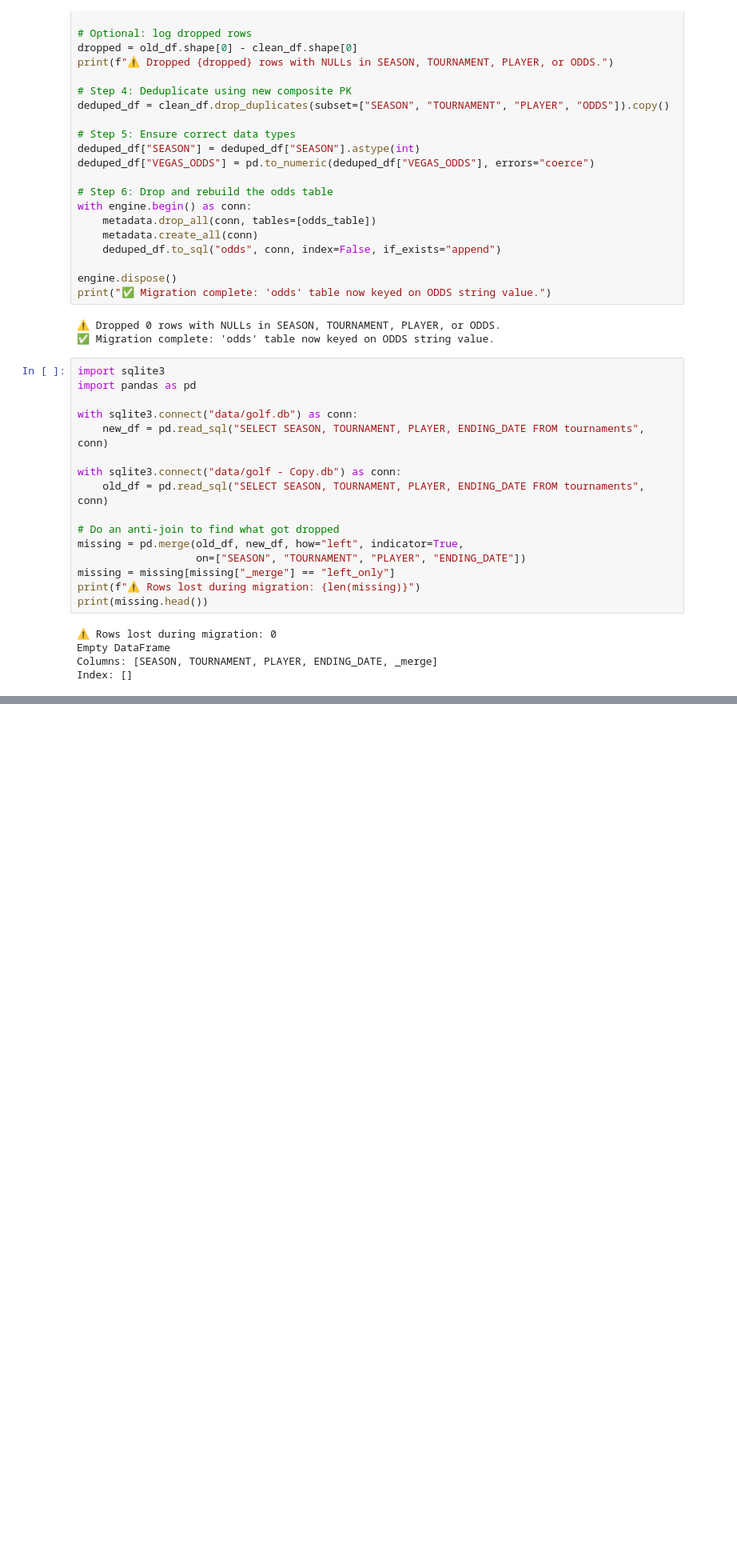
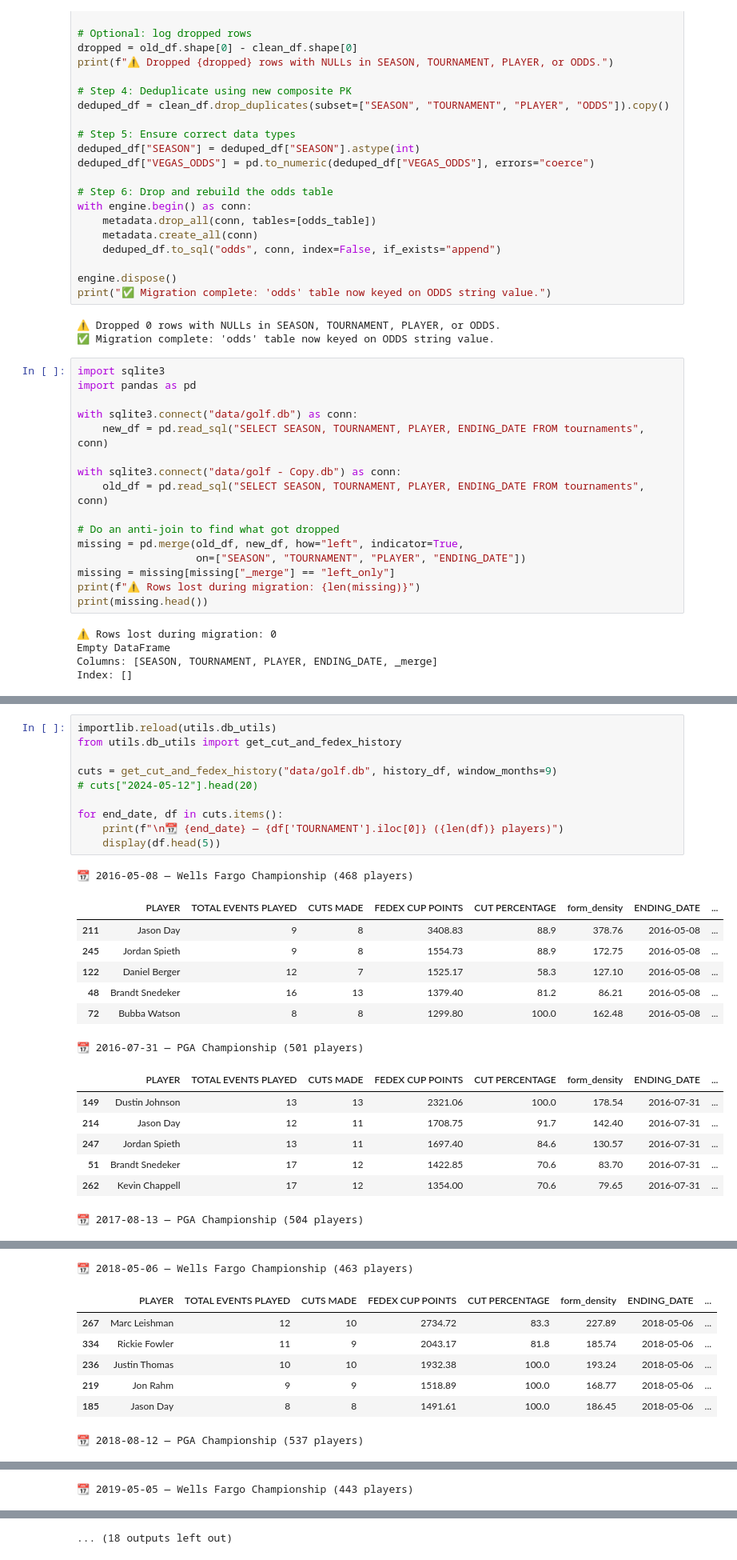
Before and after one commit to milleranalytics/pga-dk, a Jupyter notebook: pga-dk.ipynb, the cells around one changed output, grey strips where cells are left out. Shown at 80% size. Drawn from its saved outputs; the diff is of its cells as text; blank space fills up the shorter version.

```diff
--- a/pga-dk.ipynb
+++ b/pga-dk.ipynb
@@ -277,0 +630,26 @@ Index: []
+# %%
+importlib.reload(utils.db_utils)
+from utils.db_utils import get_cut_and_fedex_history
+
+cuts = get_cut_and_fedex_history("data/golf.db", history_df, window_months=9)
+# cuts["2024-05-12"].head(20)
+
+for end_date, df in cuts.items():
+    print(f"\n📆 {end_date} — {df['TOURNAMENT'].iloc[0]} ({len(df)} players)")
+    display(df.head(5))
+# %% [output]
+📆 2016-05-08 — Wells Fargo Championship (468 players)
+|  | PLAYER | TOTAL EVENTS PLAYED | CUTS MADE | FEDEX CUP POINTS | CUT PERCENTAGE | form_density | ENDING_DATE | ... |
+| 211 | Jason Day | 9 | 8 | 3408.83 | 88.9 | 378.76 | 2016-05-08 | ... |
+| 245 | Jordan Spieth | 9 | 8 | 1554.73 | 88.9 | 172.75 | 2016-05-08 | ... |
+| 122 | Daniel Berger | 12 | 7 | 1525.17 | 58.3 | 127.10 | 2016-05-08 | ... |
+| 48 | Brandt Snedeker | 16 | 13 | 1379.40 | 81.2 | 86.21 | 2016-05-08 | ... |
+| 72 | Bubba Watson | 8 | 8 | 1299.80 | 100.0 | 162.48 | 2016-05-08 | ... |
+📆 2016-07-31 — PGA Championship (501 players)
+|  | PLAYER | TOTAL EVENTS PLAYED | CUTS MADE | FEDEX CUP POINTS | CUT PERCENTAGE | form_density | ENDING_DATE | ... |
+| 149 | Dustin Johnson | 13 | 13 | 2321.06 | 100.0 | 178.54 | 2016-07-31 | ... |
+| 214 | Jason Day | 12 | 11 | 1708.75 | 91.7 | 142.40 | 2016-07-31 | ... |
+| 247 | Jordan Spieth | 13 | 11 | 1697.40 | 84.6 | 130.57 | 2016-07-31 | ... |
+| 51 | Brandt Snedeker | 17 | 12 | 1422.85 | 70.6 | 83.70 | 2016-07-31 | ... |
+| 262 | Kevin Chappell | 17 | 12 | 1354.00 | 70.6 | 79.65 | 2016-07-31 | ... |
+📆 2017-08-13 — PGA Championship (504 players)
@@ -277,0 +662,8 @@ Index: []
+📆 2018-05-06 — Wells Fargo Championship (463 players)
+|  | PLAYER | TOTAL EVENTS PLAYED | CUTS MADE | FEDEX CUP POINTS | CUT PERCENTAGE | form_density | ENDING_DATE | ... |
+| 267 | Marc Leishman | 12 | 10 | 2734.72 | 83.3 | 227.89 | 2018-05-06 | ... |
+| 334 | Rickie Fowler | 11 | 9 | 2043.17 | 81.8 | 185.74 | 2018-05-06 | ... |
+| 236 | Justin Thomas | 10 | 10 | 1932.38 | 100.0 | 193.24 | 2018-05-06 | ... |
+| 219 | Jon Rahm | 9 | 9 | 1518.89 | 100.0 | 168.77 | 2018-05-06 | ... |
+| 185 | Jason Day | 8 | 8 | 1491.61 | 100.0 | 186.45 | 2018-05-06 | ... |
+📆 2018-08-12 — PGA Championship (537 players)
@@ -277,0 +676 @@ Index: []
+📆 2019-05-05 — Wells Fargo Championship (443 players)
@@ -277,0 +683 @@ Index: []
+... (18 outputs left out)
```
Also changed, not shown: parts of 23 cells of this notebook, 4 other files.
